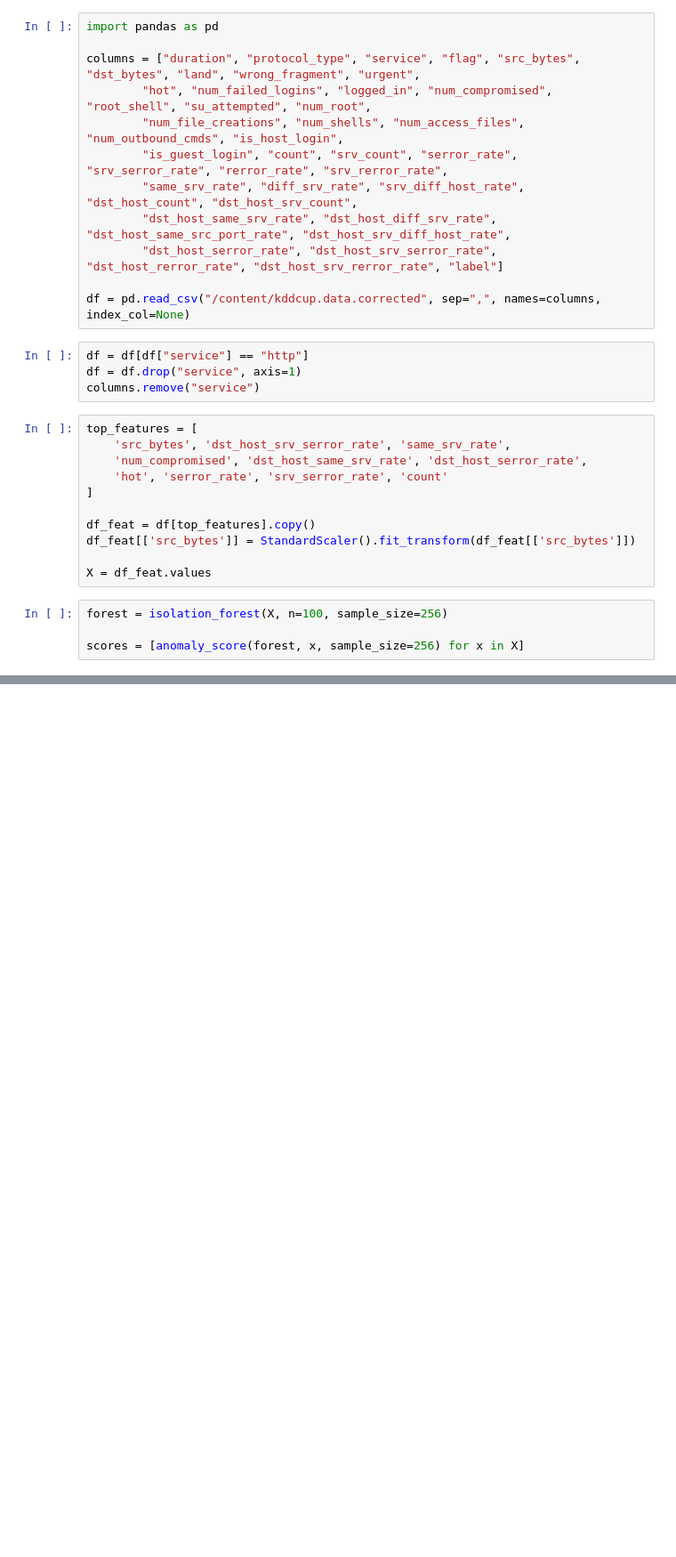
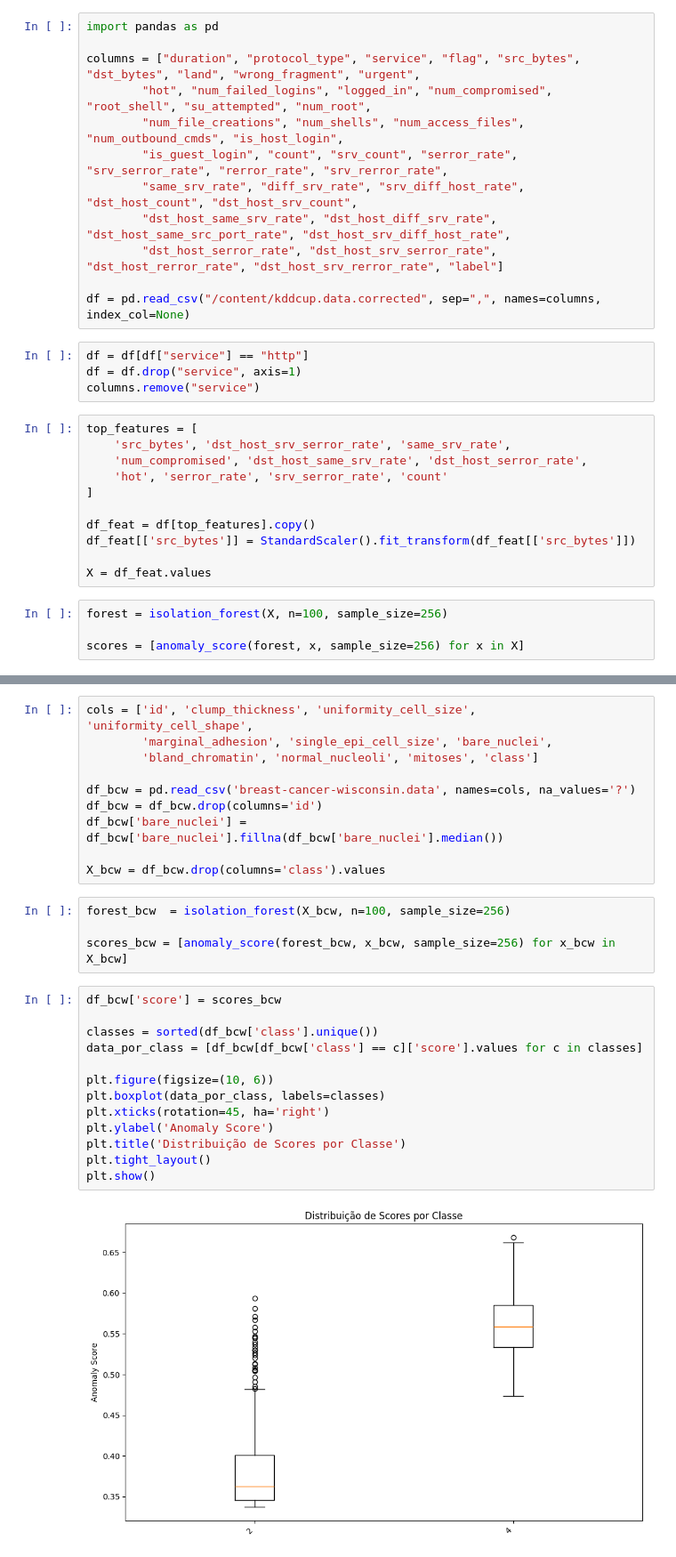
Before and after one commit to heigetter/Isolation_Tree, a Jupyter notebook: Isolation_Forest.ipynb, the cells around one changed output, grey strips where cells are left out. Shown at 89% size. Saved outputs shown, nothing was run; the diff lists cells and outputs as text; blank space fills up the shorter version.

```diff
--- a/Isolation_Forest.ipynb
+++ b/Isolation_Forest.ipynb
@@ -143,0 +193,29 @@ Percentil 5%: Precision=0.151, Recall=0.998, F1=0.263
+# %%
+cols = ['id', 'clump_thickness', 'uniformity_cell_size', 'uniformity_cell_shape',
+        'marginal_adhesion', 'single_epi_cell_size', 'bare_nuclei',
+        'bland_chromatin', 'normal_nucleoli', 'mitoses', 'class']
+
+df_bcw = pd.read_csv('breast-cancer-wisconsin.data', names=cols, na_values='?')
+df_bcw = df_bcw.drop(columns='id')
+df_bcw['bare_nuclei'] = df_bcw['bare_nuclei'].fillna(df_bcw['bare_nuclei'].median())
+
+X_bcw = df_bcw.drop(columns='class').values
+# %%
+forest_bcw  = isolation_forest(X_bcw, n=100, sample_size=256)
+
+scores_bcw = [anomaly_score(forest_bcw, x_bcw, sample_size=256) for x_bcw in X_bcw]
+# %%
+df_bcw['score'] = scores_bcw
+
+classes = sorted(df_bcw['class'].unique())
+data_por_class = [df_bcw[df_bcw['class'] == c]['score'].values for c in classes]
+
+plt.figure(figsize=(10, 6))
+plt.boxplot(data_por_class, labels=classes)
+plt.xticks(rotation=45, ha='right')
+plt.ylabel('Anomaly Score')
+plt.title('Distribuição de Scores por Classe')
+plt.tight_layout()
+plt.show()
+# %% [output]
+[figure, added]
```
Also changed, not shown: parts of 26 cells of this notebook.
